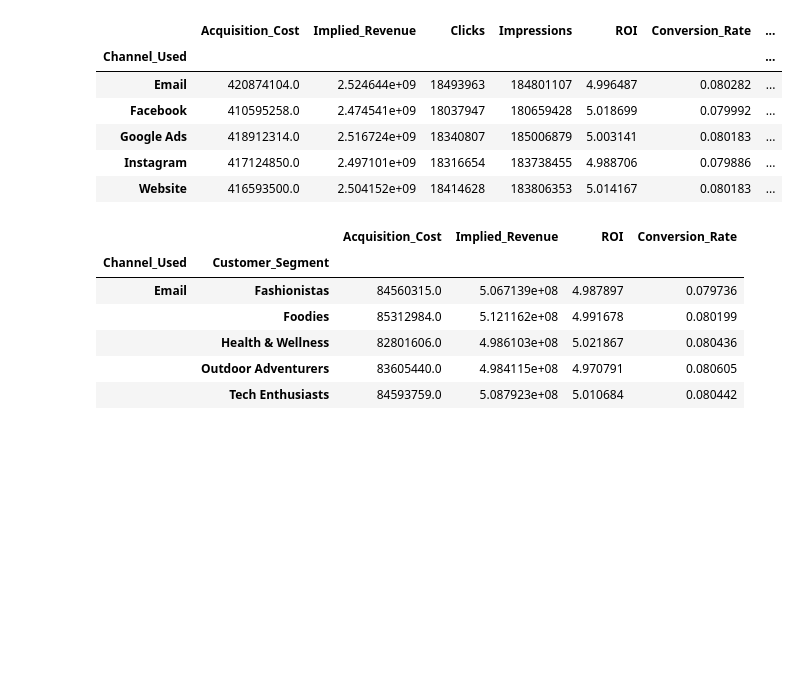
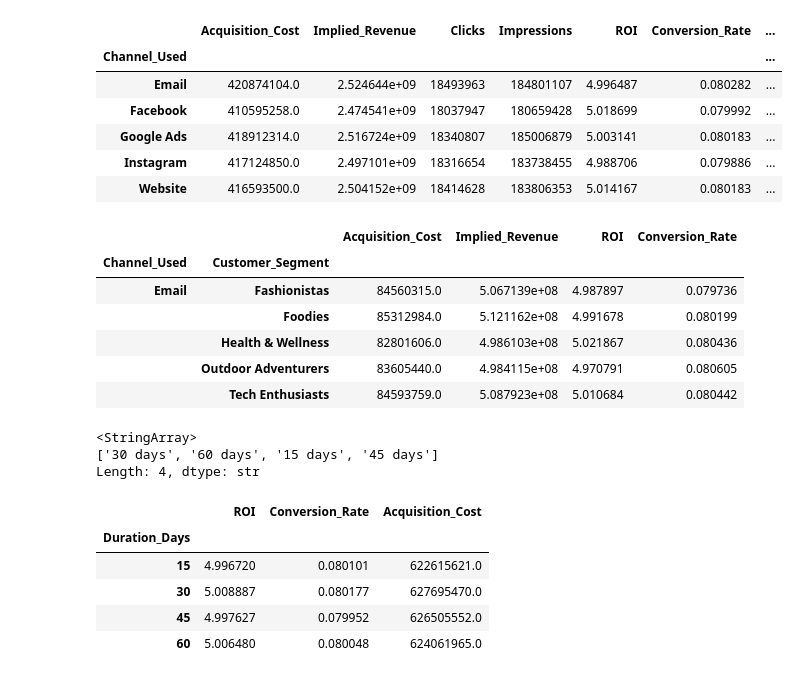
Before and after one commit to danieljcornett/AdRevenueDataProject, a Jupyter notebook: DataWalkthrough.ipynb, the cells around one changed output. Drawn from its saved outputs; the diff is of its cells as text; code cells hidden in the pictures; blank space fills up the shorter version.

```diff
--- a/DataWalkthrough.ipynb
+++ b/DataWalkthrough.ipynb
@@ -191,3 +191,10 @@ segment_summary.head()
 |  | Health & Wellness | 82801606.0 | 4.986103e+08 | 5.021867 | 0.080436 |
 |  | Outdoor Adventurers | 83605440.0 | 4.984115e+08 | 4.970791 | 0.080605 |
 |  | Tech Enthusiasts | 84593759.0 | 5.087923e+08 | 5.010684 | 0.080442 |
+# %%
+# Move onto duration, no claims to be made just on ROI
+df['Duration'].unique()
+# %% [output]
+<StringArray>
+['30 days', '60 days', '15 days', '45 days']
+Length: 4, dtype: str
@@ -193,0 +203,15 @@ segment_summary.head()
+# %%
+duration_summary = df.groupby('Duration_Days').agg({
+    'ROI': 'mean',
+    'Conversion_Rate': 'mean',
+    'Acquisition_Cost': 'sum'
+}).sort_index()
+# %%
+duration_summary.head()
+# %% [output]
+|  | ROI | Conversion_Rate | Acquisition_Cost |
+| Duration_Days |  |  |  |
+| 15 | 4.996720 | 0.080101 | 622615621.0 |
+| 30 | 5.008887 | 0.080177 | 627695470.0 |
+| 45 | 4.997627 | 0.079952 | 626505552.0 |
+| 60 | 5.006480 | 0.080048 | 624061965.0 |
```
Also changed, not shown: parts of 2 cells of this notebook, 2 other files.
